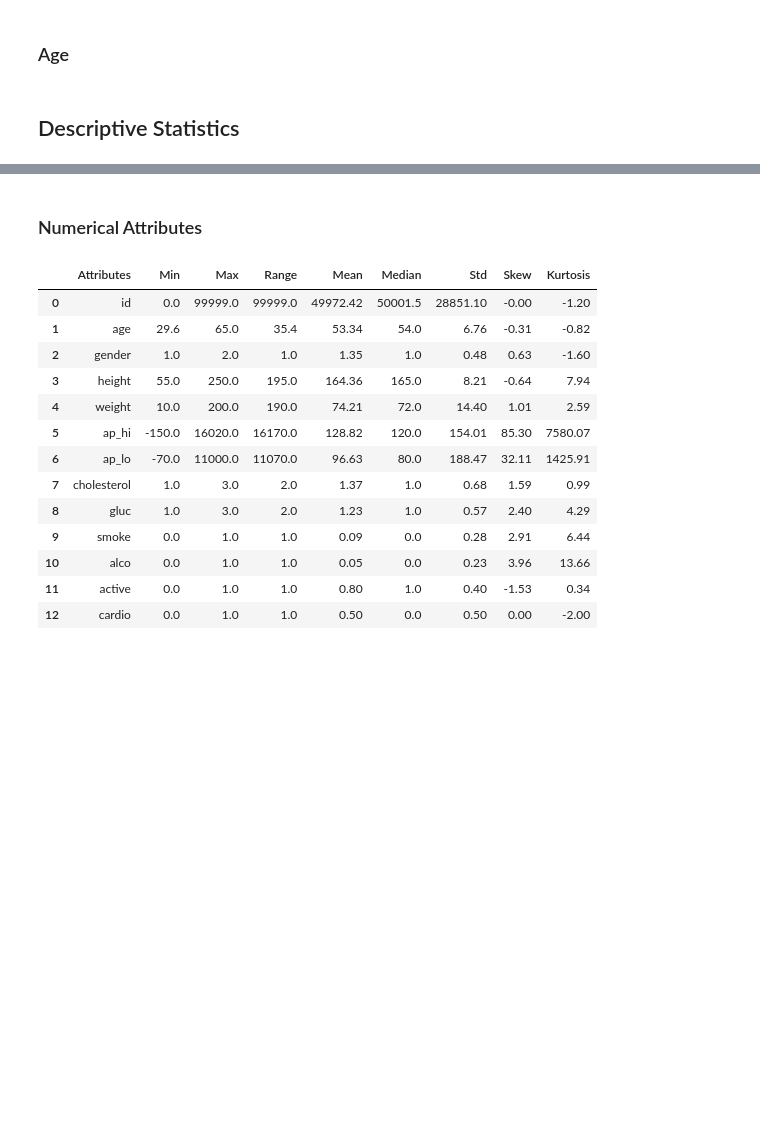
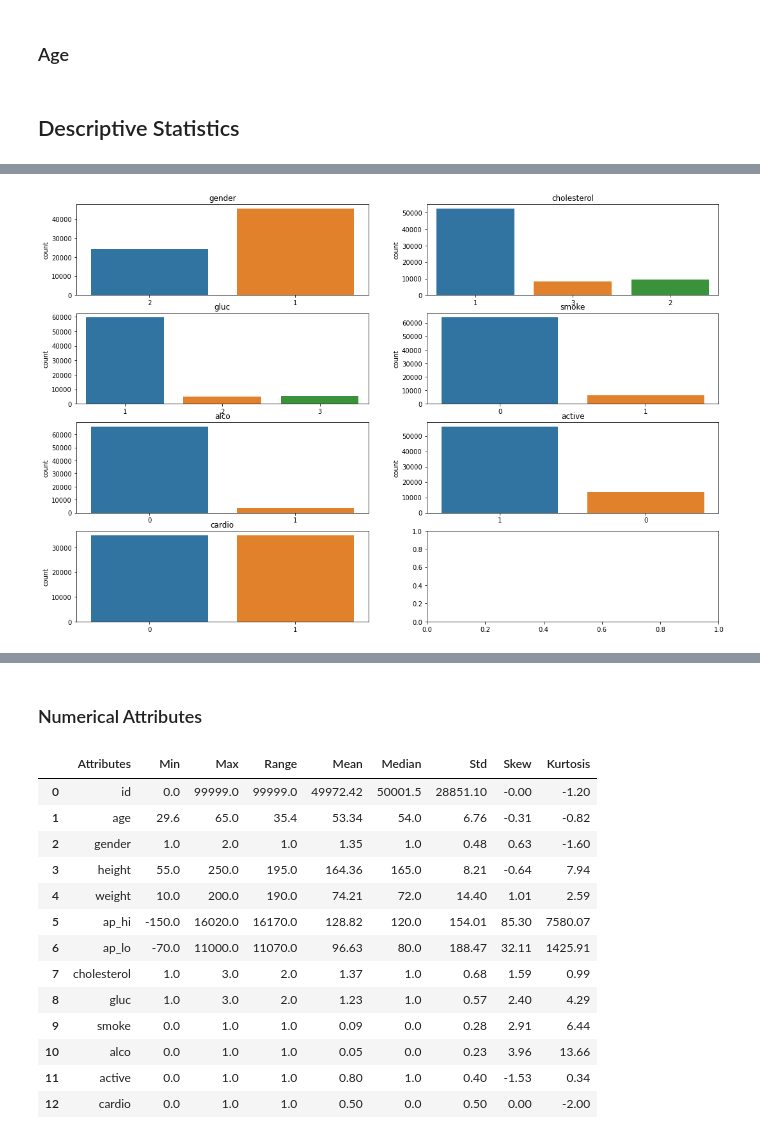
Before and after one commit to caio-roliveira/cardio_catch_diseases, a Jupyter notebook: cardio_catch_diseases.ipynb, the cells around one changed output, grey strips where cells are left out. Drawn from its saved outputs; the diff is of its cells as text; code cells hidden in the pictures; blank space fills up the shorter version.

Commit message:
done some work on describe the data part

```diff
--- a/cardio_catch_diseases.ipynb
+++ b/cardio_catch_diseases.ipynb
@@ -243,0 +246,13 @@ There's no need in treating the database for empty values
+# %%
+# modify all categorical types from int to string
+new_type = {'gender':str,
+            'cholesterol':str,
+            'gluc':str,
+            'smoke':str,
+            'alco':str,
+            'active':str,
+            'cardio':str}
+
+# apply the types modification, based on the dictionary 'new_type'
+df1 = df1.astype(new_type)
+print(df1.dtypes)
@@ -250,0 +307,8 @@ df1['age'] = (df1['age']/365).round(1)
+# %%
+# countplots for every categorical feature
+f, axes = plt.subplots(4,2,figsize=(18,12))
+for f,ax in zip(cat_attributes, axes.ravel()):
+    sns.countplot(data=df1,x=f,ax=ax).set(xlabel=None) # plot countplot and remove the title at the bottom
+    ax.set_title(f) # title above
+# %% [output]
+[figure, added]
```
Also changed, not shown: parts of 11 cells of this notebook.
